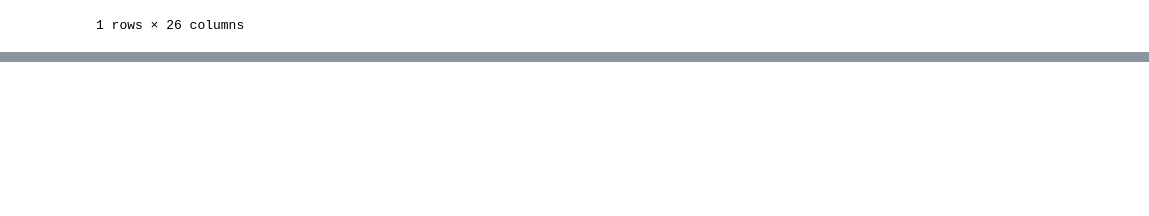
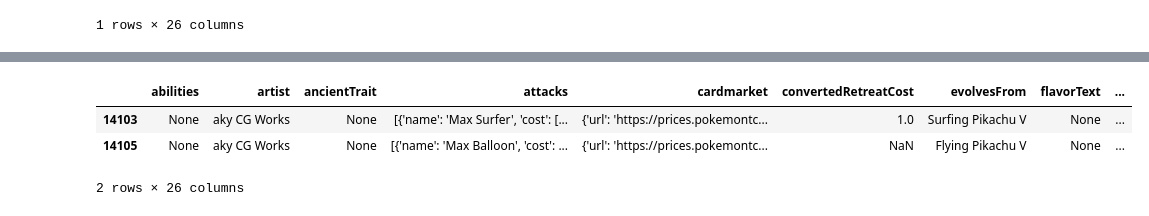
Before and after one commit to Grimmys/PokeTCGBot, a Jupyter notebook: data-card-analysis/TestDataCardCollection.ipynb, the cells around one changed output, grey strips where cells are left out. Drawn from its saved outputs; the diff is of its cells as text; code cells hidden in the pictures; blank space fills up the shorter version.

```diff
--- a/data-card-analysis/TestDataCardCollection.ipynb
+++ b/data-card-analysis/TestDataCardCollection.ipynb
@@ -315,0 +364,7 @@ astral_radiance_cards_frame[astral_radiance_cards_frame["name"].str.contains("Vi
+# %%
+data_frame_cards[data_frame_cards["rarity"] == "VM"]
+# %% [output]
+|  | abilities | artist | ancientTrait | attacks | cardmarket | convertedRetreatCost | evolvesFrom | flavorText | ... |
+| 14103 | None | aky CG Works | None | [{'name': 'Max Surfer', 'cost': [... | {'url': 'https://prices.pokemontc... | 1.0 | Surfing Pikachu V | None | ... |
+| 14105 | None | aky CG Works | None | [{'name': 'Max Balloon', 'cost': ... | {'url': 'https://prices.pokemontc... | NaN | Flying Pikachu V | None | ... |
+2 rows × 26 columns
```
Also changed, not shown: parts of 5 cells of this notebook, 2 other files.
